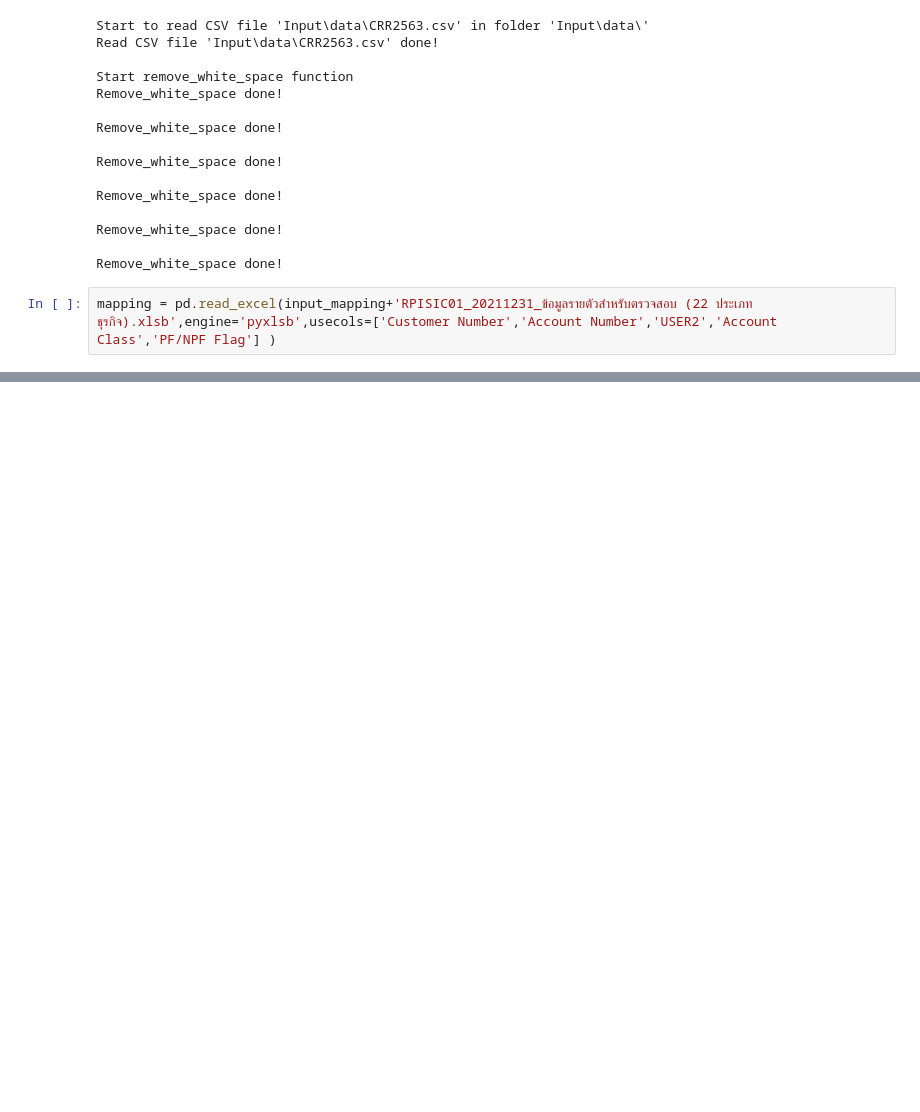
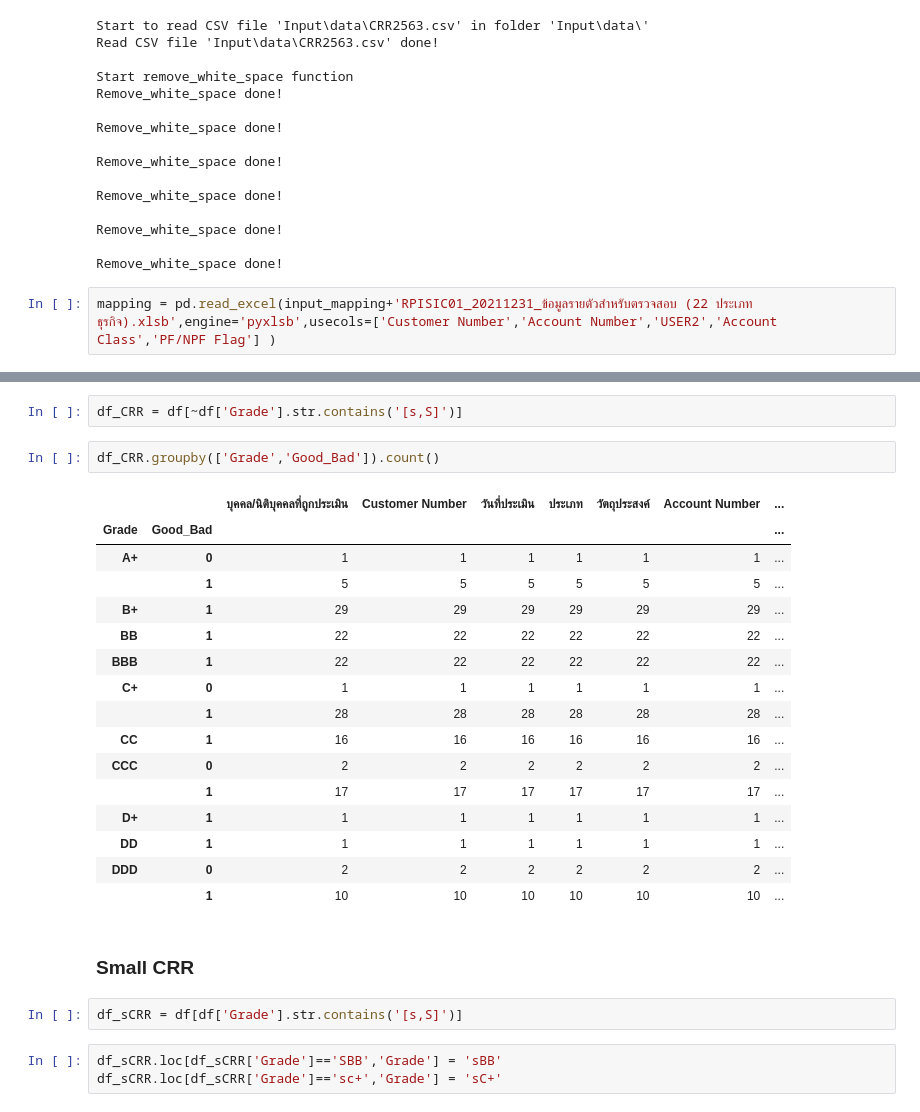
Before and after one commit to Taecpy/CRR-validate, a Jupyter notebook: CRR_validate.ipynb, the cells around one changed output, grey strips where cells are left out. Drawn from its saved outputs; the diff is of its cells as text; blank space fills up the shorter version.

```diff
--- a/CRR_validate.ipynb
+++ b/CRR_validate.ipynb
@@ -96,0 +156,28 @@ a[~a['Customer Number'].str.contains(r'[0-9]')]
+# %%
+df_CRR = df[~df['Grade'].str.contains('[s,S]')]
+# %%
+df_CRR.groupby(['Grade','Good_Bad']).count()
+# %% [output]
+|  |  | บุคคล/นิติบุคคลที่ถูกประเมิน | Customer Number | วันที่ประเมิน | ประเภท | วัตถุประสงค์ | Account Number | ... |
+| Grade | Good_Bad |  |  |  |  |  |  | ... |
+| A+ | 0 | 1 | 1 | 1 | 1 | 1 | 1 | ... |
+|  | 1 | 5 | 5 | 5 | 5 | 5 | 5 | ... |
+| B+ | 1 | 29 | 29 | 29 | 29 | 29 | 29 | ... |
+| BB | 1 | 22 | 22 | 22 | 22 | 22 | 22 | ... |
+| BBB | 1 | 22 | 22 | 22 | 22 | 22 | 22 | ... |
+| C+ | 0 | 1 | 1 | 1 | 1 | 1 | 1 | ... |
+|  | 1 | 28 | 28 | 28 | 28 | 28 | 28 | ... |
+| CC | 1 | 16 | 16 | 16 | 16 | 16 | 16 | ... |
+| CCC | 0 | 2 | 2 | 2 | 2 | 2 | 2 | ... |
+|  | 1 | 17 | 17 | 17 | 17 | 17 | 17 | ... |
+| D+ | 1 | 1 | 1 | 1 | 1 | 1 | 1 | ... |
+| DD | 1 | 1 | 1 | 1 | 1 | 1 | 1 | ... |
+| DDD | 0 | 2 | 2 | 2 | 2 | 2 | 2 | ... |
+|  | 1 | 10 | 10 | 10 | 10 | 10 | 10 | ... |
+# %% [markdown]
+### Small CRR
+# %%
+df_sCRR = df[df['Grade'].str.contains('[s,S]')]
+# %%
+df_sCRR.loc[df_sCRR['Grade']=='SBB','Grade'] = 'sBB'
+df_sCRR.loc[df_sCRR['Grade']=='sc+','Grade'] = 'sC+'
```
Also changed, not shown: parts of 18 cells of this notebook.
